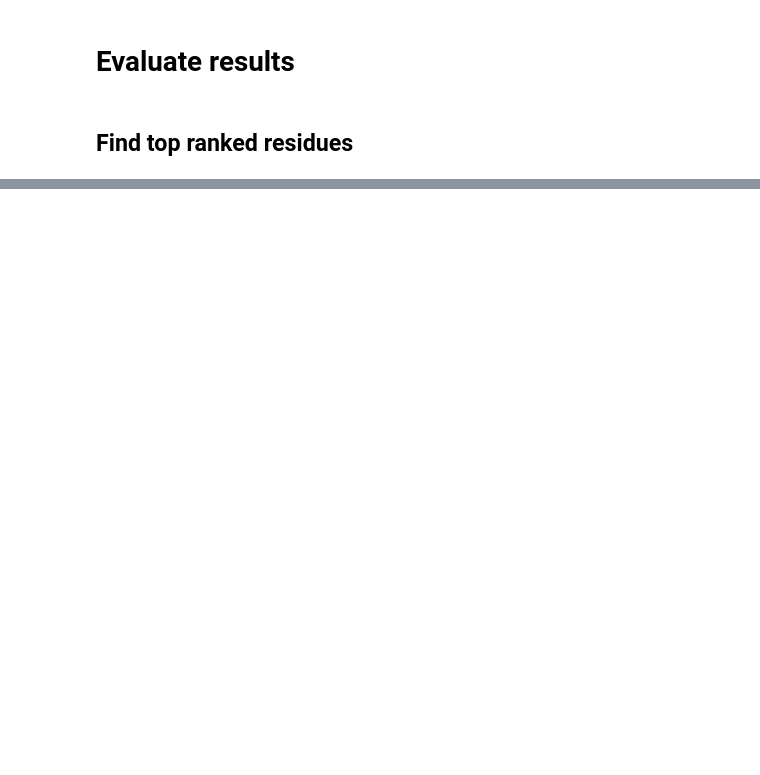
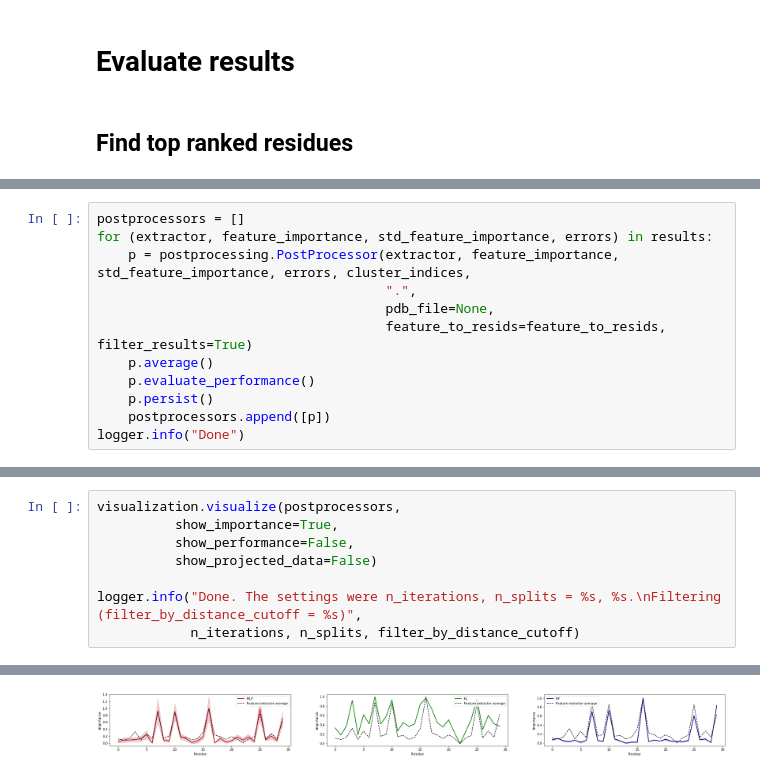
Before and after one commit to mkasimova/Neural.Network.Relevance.Propagation, a Jupyter notebook: random_data.ipynb, the cells around one changed output, grey strips where cells are left out. Drawn from its saved outputs; the diff is of its cells as text; blank space fills up the shorter version.

```diff
--- a/random_data.ipynb
+++ b/random_data.ipynb
@@ -159,0 +189,12 @@ show_moved_atoms(dg, postprocessors)
+# %%
+postprocessors = []
+for (extractor, feature_importance, std_feature_importance, errors) in results:
+    p = postprocessing.PostProcessor(extractor, feature_importance, std_feature_importance, errors, cluster_indices,
+                                     ".",
+                                     pdb_file=None,
+                                     feature_to_resids=feature_to_resids, filter_results=True)
+    p.average()
+    p.evaluate_performance()
+    p.persist()
+    postprocessors.append([p])
+logger.info("Done")
@@ -174,0 +220,9 @@ IndexError: too many indices for array
+# %%
+visualization.visualize(postprocessors,
+          show_importance=True,
+          show_performance=False,
+          show_projected_data=False)
+
+logger.info("Done. The settings were n_iterations, n_splits = %s, %s.\nFiltering (filter_by_distance_cutoff = %s)",
+            n_iterations, n_splits, filter_by_distance_cutoff)
+# %% [output]
@@ -174,0 +230 @@ IndexError: too many indices for array
+[figure, added]
```
Also changed, not shown: parts of 13 cells of this notebook, 2 other files.
